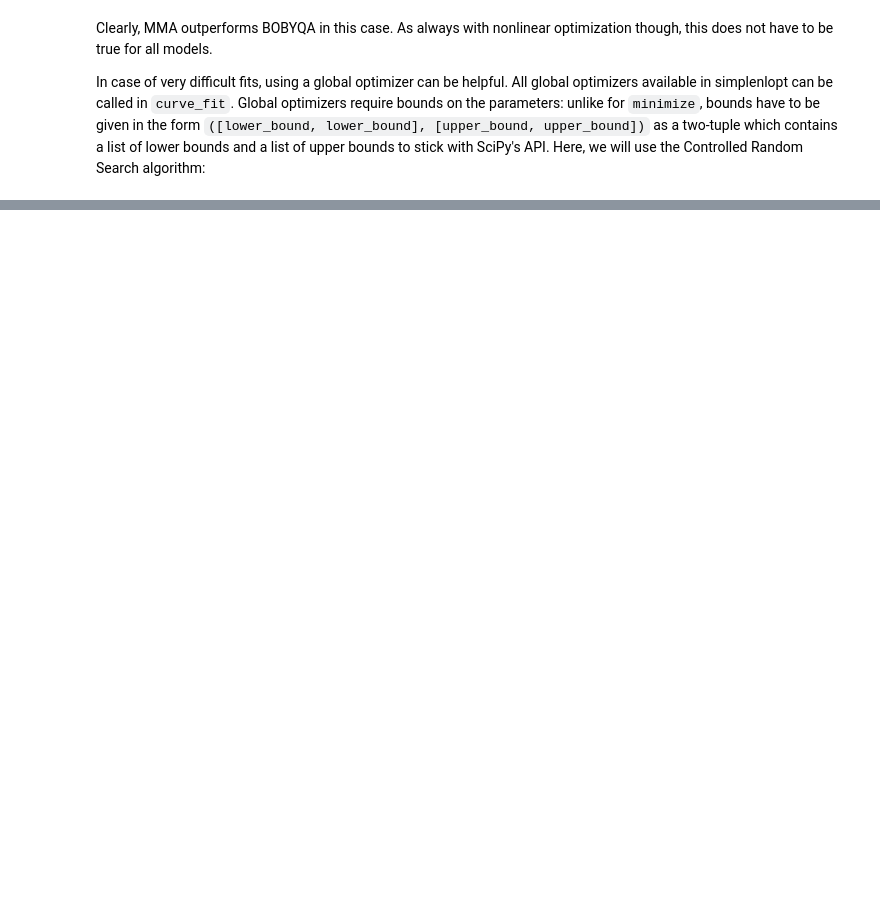
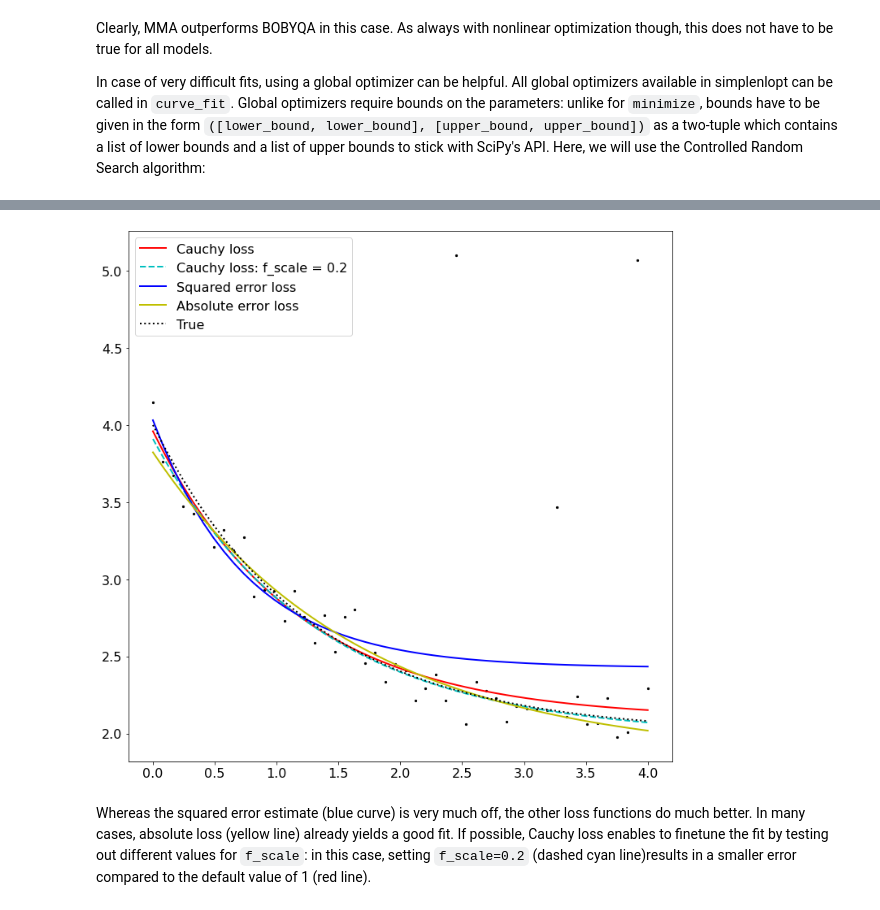
Before and after one commit to dschmitz89/simplenlopt, a Jupyter notebook: docs/source/Curve_Fitting.ipynb, the cells around one changed output, grey strips where cells are left out. Cells and saved outputs as stored; diff of their text form; code cells hidden in the pictures; blank space fills up the shorter version.

Commit message:
Update curve fitting tutorial

```diff
--- a/docs/source/Curve_Fitting.ipynb
+++ b/docs/source/Curve_Fitting.ipynb
@@ -157,0 +172,25 @@ plt.legend()
+# %%
+plt.rcParams['figure.figsize'] = [12, 12]
+plt.rcParams['font.size']= 16
+y_data[30] +=3.
+y_data[40] +=1.5
+y_data[48] +=3.
+
+params_cauchy_tuned, pcov_cauchy_tuned = simplenlopt.curve_fit(model, xdata, y_data, method='mma', jac=jac_model, loss = 'cauchy', f_scale = 0.2)
+params_cauchy, pcov_cauchy = simplenlopt.curve_fit(model, xdata, y_data, method='mma', jac=jac_model, loss = 'cauchy')
+params_absolute, pcov_absolute = simplenlopt.curve_fit(model, xdata, y_data, method='mma', jac=jac_model, loss = 'absolute')
+params_squared, pcov_squared = simplenlopt.curve_fit(model, xdata, y_data, method='mma', jac=jac_model, loss = 'linear')
+
+plt.scatter(xdata, y_data, c='k', s = 5)
+plt.plot(xdata, model(xdata, *params_cauchy), c='r', lw = 2, label = 'Cauchy loss')
+plt.plot(xdata, model(xdata, *params_cauchy_tuned), c='c', lw = 2, ls='--', label = 'Cauchy loss: f_scale = 0.2')
+plt.plot(xdata, model(xdata, *params_squared), c='b', lw = 2, label = 'Squared error loss')
+plt.plot(xdata, model(xdata, *params_absolute), c='y', lw = 2, label = 'Absolute error loss')
+plt.plot(xdata, model(xdata, 2, 0.8, 2), c='k', lw = 2, ls=':', label = 'True')
+
+plt.legend()
+plt.show()
+# %% [output]
+[figure, added]
+# %% [markdown]
+Whereas the squared error estimate (blue curve) is very much off, the other loss functions do much better. In many cases, absolute loss (yellow line) already yields a good fit. If possible, Cauchy loss enables to finetune the fit by testing out different values for ``f_scale``: in this case, setting ``f_scale=0.2`` (dashed cyan line)results in a smaller error compared to the default value of 1 (red line).
```
Also changed, not shown: parts of 9 cells of this notebook.
